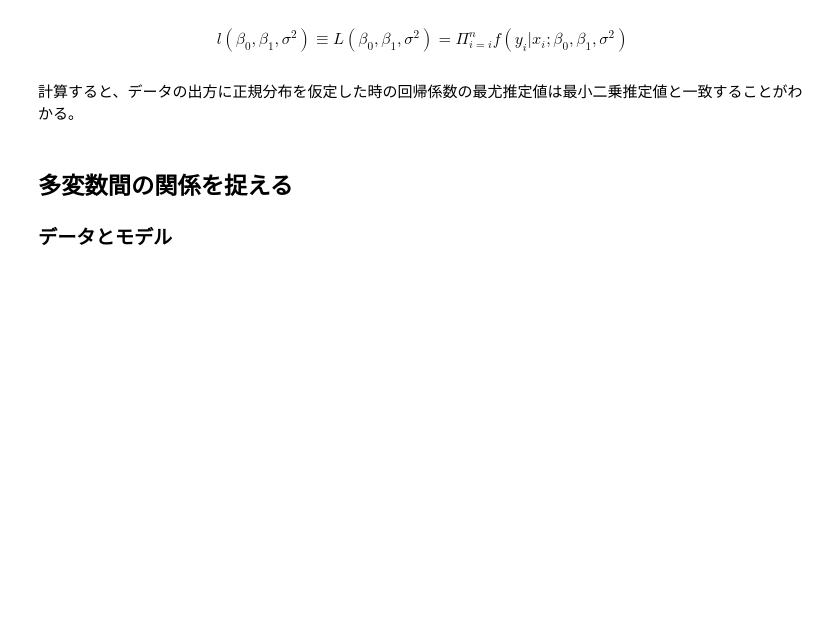
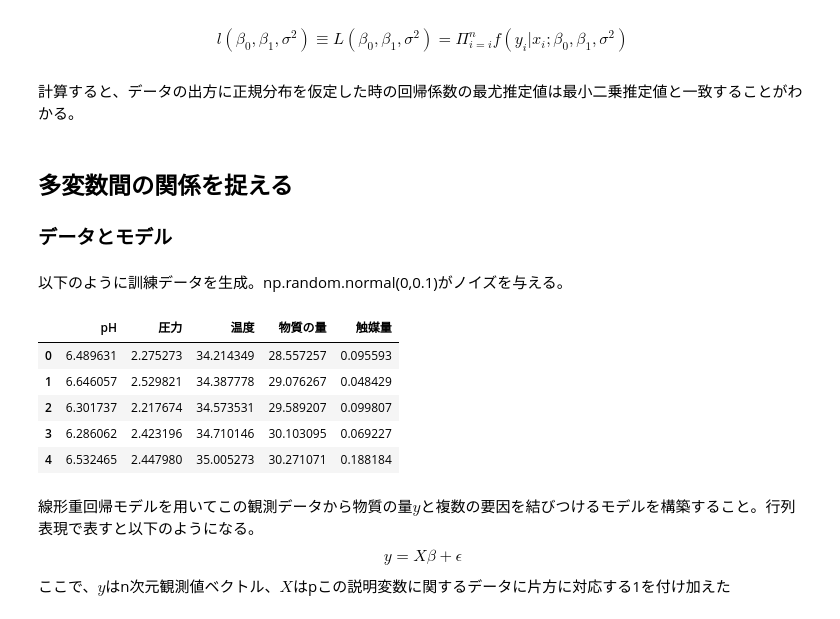
Before and after one commit to MAEA2/Introduction-of-multivariate-analysis, a Jupyter notebook: 2/index.ipynb, the cells around one changed output. Cells and saved outputs as stored; diff of their text form; code cells hidden in the pictures; blank space fills up the shorter version.

```diff
--- a/2/index.ipynb
+++ b/2/index.ipynb
@@ -130,0 +134,24 @@ $$l(\beta_0, \beta_1, \sigma^2) \equiv L(\beta_0, \beta_1, \sigma^2)= \Pi_{i=i}^
+# %% [markdown]
+以下のように訓練データを生成。np.random.normal(0,0.1)がノイズを与える。
+# %%
+data = pd.DataFrame({
+        "物質の量" : [(28.7 + (65.8 - 28.7)/85*i)+np.random.normal(0,0.1) for i in range(86)],
+        "温度" : [(34.1 + (52.6 - 34.1)/85*i)+np.random.normal(0,0.1) for i in range(86)],
+        "圧力" : [(2.3 + (4.8 - 2.3)/85*i)+np.random.normal(0,0.1) for i in range(86)],
+        "pH" : [(6.4 + (7.8 - 6.4)/85*i)+np.random.normal(0,0.1) for i in range(86)],
+        "触媒量" : [(0.1 + (1.1 - 0.1)/85*i)+np.random.normal(0,0.1) for i in range(86)]
+    })
+data.head(5)
+# %% [output]
+|  | pH | 圧力 | 温度 | 物質の量 | 触媒量 |
+| 0 | 6.489631 | 2.275273 | 34.214349 | 28.557257 | 0.095593 |
+| 1 | 6.646057 | 2.529821 | 34.387778 | 29.076267 | 0.048429 |
+| 2 | 6.301737 | 2.217674 | 34.573531 | 29.589207 | 0.099807 |
+| 3 | 6.286062 | 2.423196 | 34.710146 | 30.103095 | 0.069227 |
+| 4 | 6.532465 | 2.447980 | 35.005273 | 30.271071 | 0.188184 |
+# %% [markdown]
+線形重回帰モデルを用いてこの観測データから物質の量$y$と複数の要因を結びつけるモデルを構築すること。行列表現で表すと以下のようになる。
+$$
+y = X\beta + \epsilon
+$$
+ここで、$y$はn次元観測値ベクトル、$X$はpこの説明変数に関するデータに片方に対応する1を付け加えた
```
Also changed, not shown: parts of 1 cell of this notebook, 1 other file.
